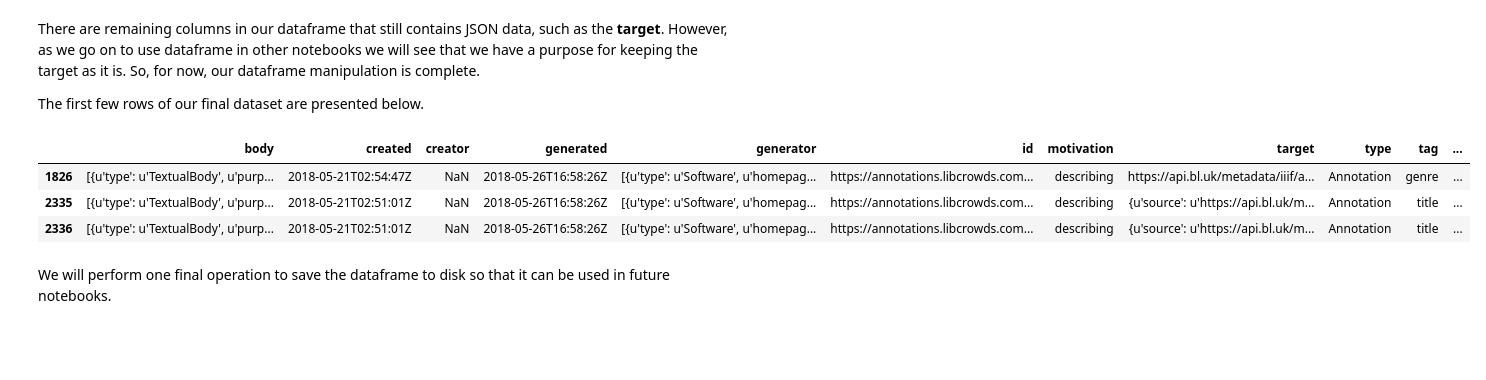
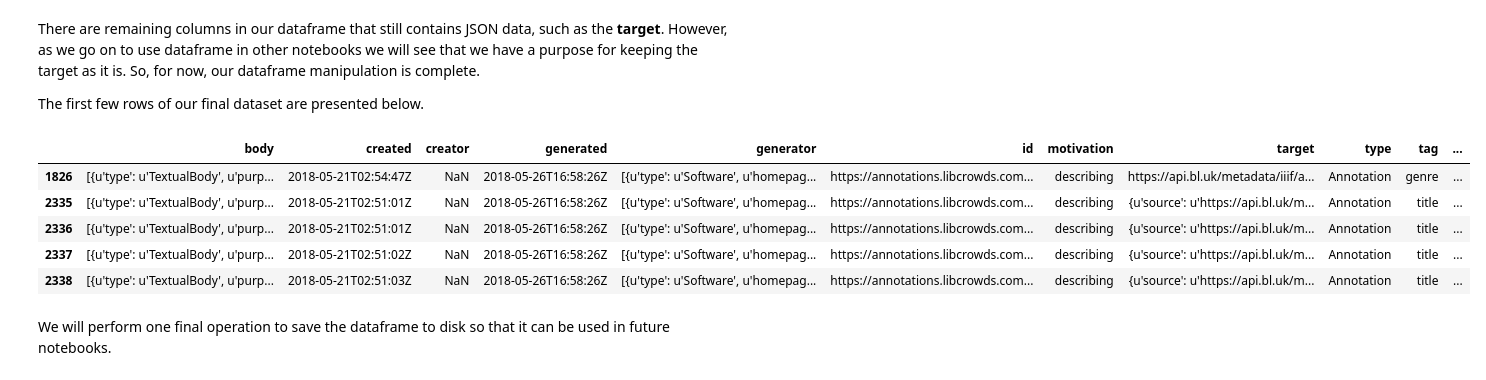
Before and after one commit to LibCrowds/notebooks, a Jupyter notebook: notebooks/intro_to_analysing_its_data_using_python.ipynb, the cells around one changed output. Cells and saved outputs as stored; diff of their text form; code cells hidden in the pictures; blank space fills up the shorter version.

```diff
--- a/notebooks/intro_to_analysing_its_data_using_python.ipynb
+++ b/notebooks/intro_to_analysing_its_data_using_python.ipynb
@@ -175,12 +179,14 @@ There are remaining columns in our dataframe that still contains JSON data, such
 
 The first few rows of our final dataset are presented below.
 # %%
-df[:3]
+df.head()
 # %% [output]
 |  | body | created | creator | generated | generator | id | motivation | target | type | tag | ... |
 | 1826 | [{u'type': u'TextualBody', u'purp... | 2018-05-21T02:54:47Z | NaN | 2018-05-26T16:58:26Z | [{u'type': u'Software', u'homepag... | https://annotations.libcrowds.com... | describing | https://api.bl.uk/metadata/iiif/a... | Annotation | genre | ... |
 | 2335 | [{u'type': u'TextualBody', u'purp... | 2018-05-21T02:51:01Z | NaN | 2018-05-26T16:58:26Z | [{u'type': u'Software', u'homepag... | https://annotations.libcrowds.com... | describing | {u'source': u'https://api.bl.uk/m... | Annotation | title | ... |
 | 2336 | [{u'type': u'TextualBody', u'purp... | 2018-05-21T02:51:01Z | NaN | 2018-05-26T16:58:26Z | [{u'type': u'Software', u'homepag... | https://annotations.libcrowds.com... | describing | {u'source': u'https://api.bl.uk/m... | Annotation | title | ... |
+| 2337 | [{u'type': u'TextualBody', u'purp... | 2018-05-21T02:51:02Z | NaN | 2018-05-26T16:58:26Z | [{u'type': u'Software', u'homepag... | https://annotations.libcrowds.com... | describing | {u'source': u'https://api.bl.uk/m... | Annotation | title | ... |
+| 2338 | [{u'type': u'TextualBody', u'purp... | 2018-05-21T02:51:03Z | NaN | 2018-05-26T16:58:26Z | [{u'type': u'Software', u'homepag... | https://annotations.libcrowds.com... | describing | {u'source': u'https://api.bl.uk/m... | Annotation | title | ... |
 # %% [markdown]
 We will perform one final operation to save the dataframe to disk so that it can be used in future notebooks.
 # %%
```
Also changed, not shown: parts of 4 cells of this notebook.
